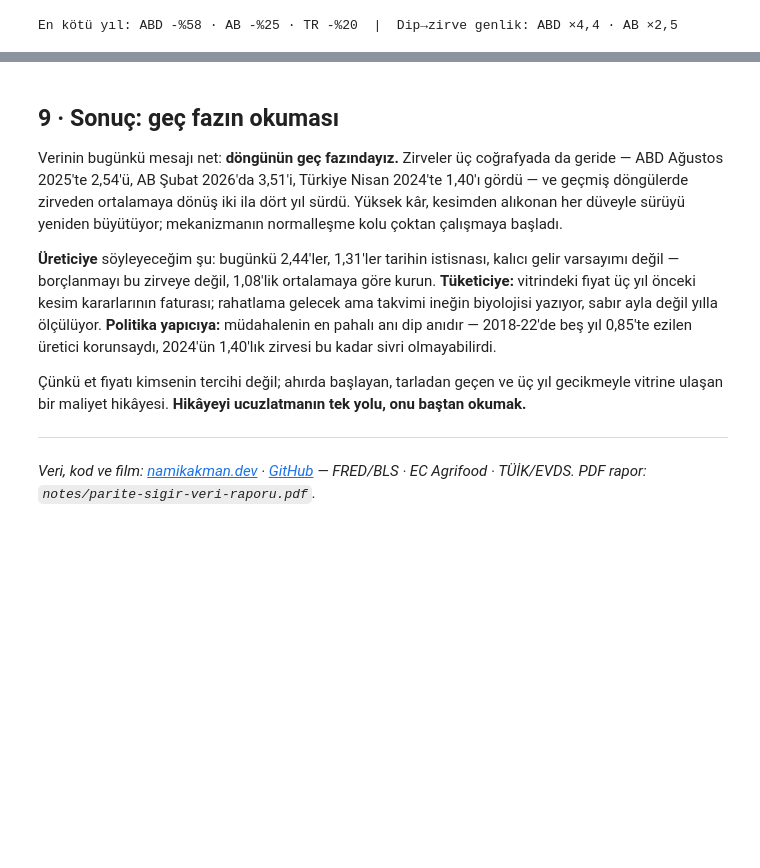
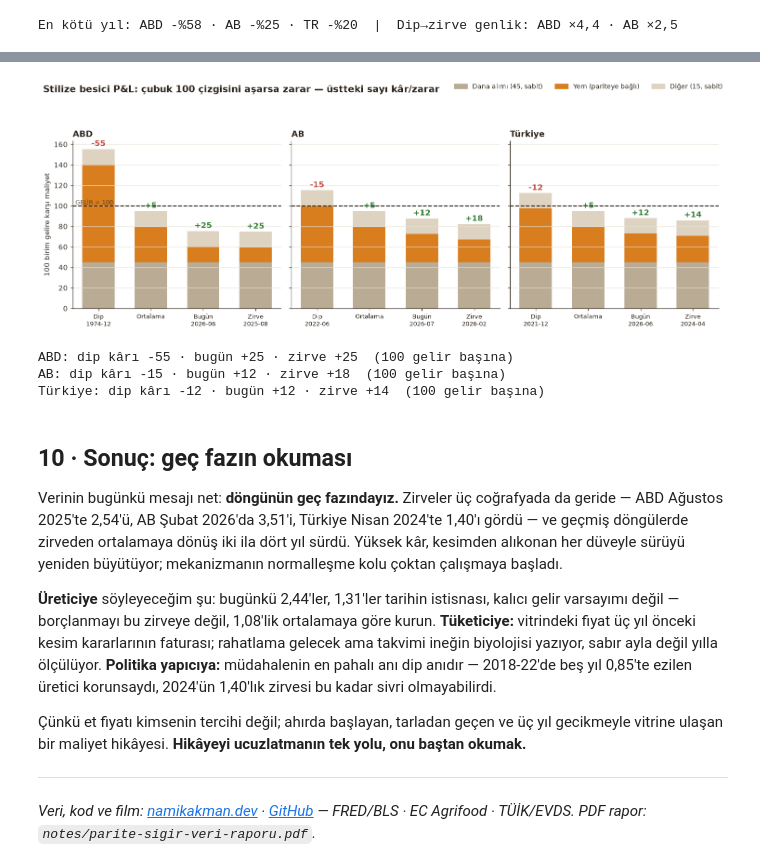
Before and after one commit to namikakmandev/namikakmandev.github.io, a Jupyter notebook: notes/parite-sigir-analiz.ipynb, the cells around one changed output, grey strips where cells are left out. Drawn from its saved outputs; the diff is of its cells as text; code cells hidden in the pictures; blank space fills up the shorter version.

```diff
--- a/notes/parite-sigir-analiz.ipynb
+++ b/notes/parite-sigir-analiz.ipynb
@@ -383,5 +395,51 @@ En kötü yıl: ABD -%58 · AB -%25 · TR -%20  |  Dip→zirve genlik: ABD ×4,4
+# %%
+# 9 · STİLİZE P&L — dana 45 + diğer 15 sabit; yem, pariteyle ters orantılı (ort.=35)
+def pnl(par_mean,par):  # 100 gelir üzerinden kalemler
+    yem=35*par_mean/par
+    return {'Dana':45,'Yem':yem,'Diğer':15,'kar':100-45-15-yem}
+S={'ABD':(us_m,us_v),'AB':(eu_m,eu_v),'Türkiye':(tr_m,tr_v)}
+fig,axs=plt.subplots(1,3,figsize=(13.5,5.0),sharey=True)
+cD,cY,cO='#B9AB94',AMBER,'#DDD3C0'
+for ax,(reg,(m,v)) in zip(axs,S.items()):
+    mean=v.mean()
+    scen=[('Dip'+chr(10)+m[int(np.argmin(v))],v.min()),
+          ('Ortalama',mean),
+          ('Bugün'+chr(10)+m[-1],v[-1]),
+          ('Zirve'+chr(10)+m[int(np.argmax(v))],v.max())]
+    xs=range(len(scen))
+    for i,(lb,p) in enumerate(scen):
+        r=pnl(mean,p)
+        ax.bar(i,r['Dana'],color=cD,width=.62)
+        ax.bar(i,r['Yem'],bottom=r['Dana'],color=cY,width=.62)
+        ax.bar(i,r['Diğer'],bottom=r['Dana']+r['Yem'],color=cO,width=.62)
+        tot=r['Dana']+r['Yem']+r['Diğer']
+        k=r['kar']
+        ax.text(i,tot+3,f"{k:+.0f}",ha='center',fontsize=11,fontweight='bold',
+                color=('#2E7D32' if k>=0 else RED))
+    ax.axhline(100,color=INK,lw=1.4,ls='--')
+    ax.set_xticks(list(xs)); ax.set_xticklabels([s[0] for s in scen],fontsize=8.5)
+    ax.set_title(reg,fontsize=12,fontweight='bold',loc='left')
+    ax.grid(axis='x',visible=False)
+axs[0].set_ylabel('100 birim gelire karşı maliyet')
+axs[0].text(-0.44,101.5,'GELİR = 100',fontsize=8.5,color=INK,alpha=.75)
+from matplotlib.patches import Patch
+fig.legend(handles=[Patch(color=cD,label='Dana alımı (45, sabit)'),
+                    Patch(color=cY,label='Yem (pariteye bağlı)'),
+                    Patch(color=cO,label='Diğer (15, sabit)')],
+           loc='upper right',frameon=False,ncols=3,fontsize=9)
+plt.suptitle('Stilize besici P&L: çubuk 100 çizgisini aşarsa zarar — üstteki sayı kâr/zarar',
+             x=0.01,ha='left',fontsize=13,fontweight='bold')
+plt.tight_layout(rect=[0,0,1,0.90]); plt.show()
+for reg,(m,v) in S.items():
+    mean=v.mean()
+    print(f"{reg}: dip kârı {pnl(mean,v.min())['kar']:+.0f} · bugün {pnl(mean,v[-1])['kar']:+.0f} · zirve {pnl(mean,v.max())['kar']:+.0f}  (100 gelir başına)")
+# %% [output]
+[figure, added]
+ABD: dip kârı -55 · bugün +25 · zirve +25  (100 gelir başına)
+AB: dip kârı -15 · bugün +12 · zirve +18  (100 gelir başına)
+Türkiye: dip kârı -12 · bugün +12 · zirve +14  (100 gelir başına)
 # %% [markdown]
-## 9 · Sonuç: geç fazın okuması
+## 10 · Sonuç: geç fazın okuması
 
 Verinin bugünkü mesajı net: **döngünün geç fazındayız.** Zirveler üç coğrafyada da geride — ABD Ağustos 2025'te 2,54'ü, AB Şubat 2026'da 3,51'i, Türkiye Nisan 2024'te 1,40'ı gördü — ve geçmiş döngülerde zirveden ortalamaya dönüş iki ila dört yıl sürdü. Yüksek kâr, kesimden alıkonan her düveyle sürüyü yeniden büyütüyor; mekanizmanın normalleşme kolu çoktan çalışmaya başladı.
 
```
Also changed, not shown: parts of 2 cells of this notebook, 1 other file.
